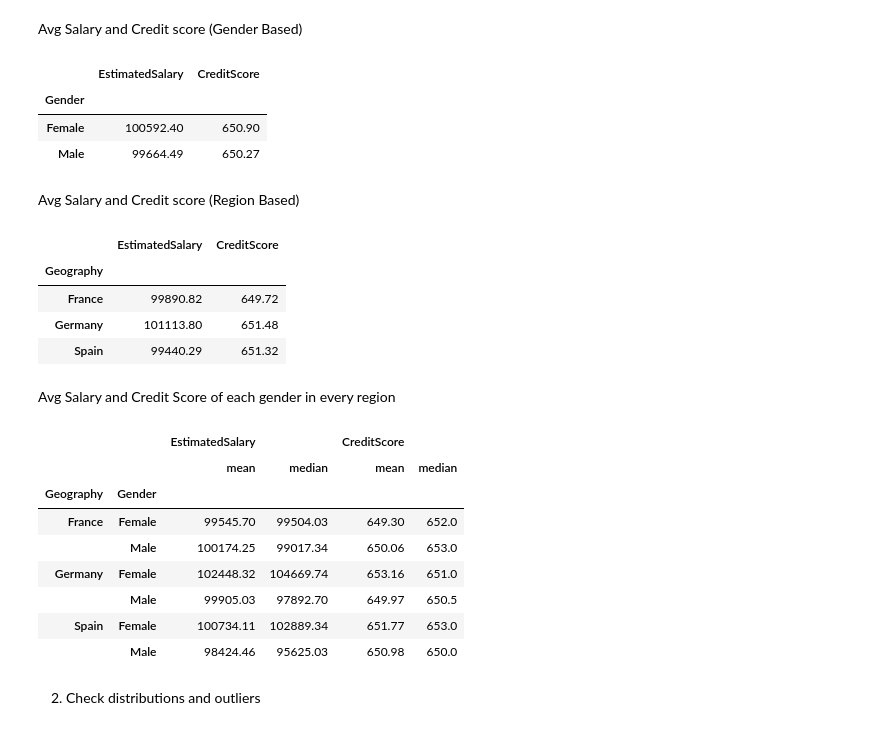
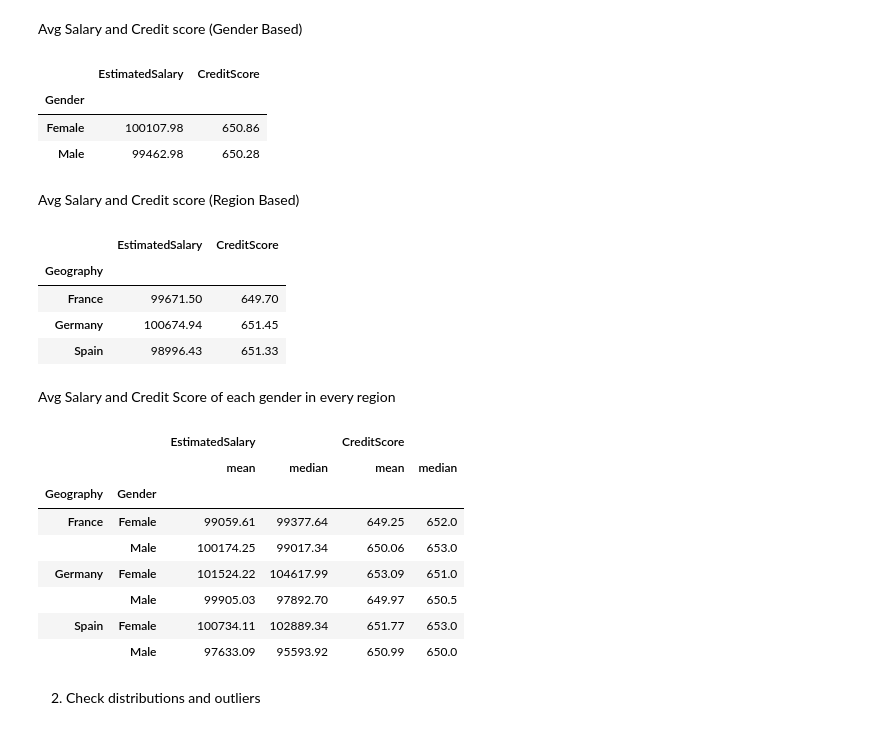
Before and after one commit to jayantjai/Python-Learning-EDA-Project-, a Jupyter notebook: SuperStore_DataSet.ipynb, the cells around one changed output. Cells and saved outputs as stored; diff of their text form; code cells hidden in the pictures.

```diff
--- a/SuperStore_DataSet.ipynb
+++ b/SuperStore_DataSet.ipynb
@@ -19,5 +22,5 @@ print(xls.sheet_names)
 # %% [output]
 ['Customer_Info', 'Account_Info']
 # %%
-df1 = pd.read_excel("/content/Bank_Churn_Messy.xlsx",sheet_name = "Customer_Info")
+customer = pd.read_excel("/content/Bank_Churn_Messy.xlsx",sheet_name = "Customer_Info")
 # %%
@@ -70,6 +73,6 @@ dtype: object
 # %% [markdown]
 Converting the existed datatypes into correct datatypes
 # %%
-df1['EstimatedSalary'] = df1['EstimatedSalary'].str.replace('€','').astype(float)
+customer['EstimatedSalary'] = customer['EstimatedSalary'].str.replace('€','').astype(float)
 # %% [markdown]
 New data type of "EstimatedSalary" column
@@ -107,6 +108,8 @@ df = df1.copy()
+# %%
+customer = customer.copy()
 # %% [markdown]
 Replacing "FRA" and "French" with "France"
 # %%
-df['Geography'] = df1['Geography'].str.replace('FRA','France',regex=False)
-df['Geography'] = df1['Geography'].str.replace('French','France',regex=False)
+customer['Geography'] = customer['Geography'].str.replace('FRA','France',regex=False)
+customer['Geography'] = customer['Geography'].str.replace('French','France',regex=False)
 # %%
@@ -225,36 +228,36 @@ df
 # %% [markdown]
 Avg Salary and Credit score (Gender Based)
 # %%
-df.groupby('Gender')[['EstimatedSalary','CreditScore']].mean().round(2)
+customer.groupby('Gender')[['EstimatedSalary','CreditScore']].mean().round(2)
 # %% [output]
 |  | EstimatedSalary | CreditScore |
 | Gender |  |  |
-| Female | 100592.40 | 650.90 |
-| Male | 99664.49 | 650.27 |
+| Female | 100107.98 | 650.86 |
+| Male | 99462.98 | 650.28 |
 # %% [markdown]
 Avg Salary and Credit score (Region Based)
 # %%
-df.groupby('Geography')[['EstimatedSalary', 'CreditScore']].mean().round(2)
+customer.groupby('Geography')[['EstimatedSalary', 'CreditScore']].mean().round(2)
 # %% [output]
 |  | EstimatedSalary | CreditScore |
 | Geography |  |  |
-| France | 99890.82 | 649.72 |
-| Germany | 101113.80 | 651.48 |
-| Spain | 99440.29 | 651.32 |
+| France | 99671.50 | 649.70 |
+| Germany | 100674.94 | 651.45 |
+| Spain | 98996.43 | 651.33 |
 # %% [markdown]
 Avg Salary and Credit Score of each gender in every region
 # %%
-df.groupby(['Geography', 'Gender'])[['EstimatedSalary','CreditScore']].agg(['mean','median']).round(2)
+customer.groupby(['Geography', 'Gender'])[['EstimatedSalary','CreditScore']].agg(['mean','median']).round(2)
 # %% [output]
 |  |  | EstimatedSalary |  | CreditScore |  |
 |  |  | mean | median | mean | median |
 | Geography | Gender |  |  |  |  |
-| France | Female | 99545.70 | 99504.03 | 649.30 | 652.0 |
+| France | Female | 99059.61 | 99377.64 | 649.25 | 652.0 |
 |  | Male | 100174.25 | 99017.34 | 650.06 | 653.0 |
-| Germany | Female | 102448.32 | 104669.74 | 653.16 | 651.0 |
+| Germany | Female | 101524.22 | 104617.99 | 653.09 | 651.0 |
 |  | Male | 99905.03 | 97892.70 | 649.97 | 650.5 |
 | Spain | Female | 100734.11 | 102889.34 | 651.77 | 653.0 |
-|  | Male | 98424.46 | 95625.03 | 650.98 | 650.0 |
+|  | Male | 97633.09 | 95593.92 | 650.99 | 650.0 |
 # %% [markdown]
 2. Check distributions and outliers
 # %%
```
Also changed, not shown: parts of 41 cells of this notebook.
